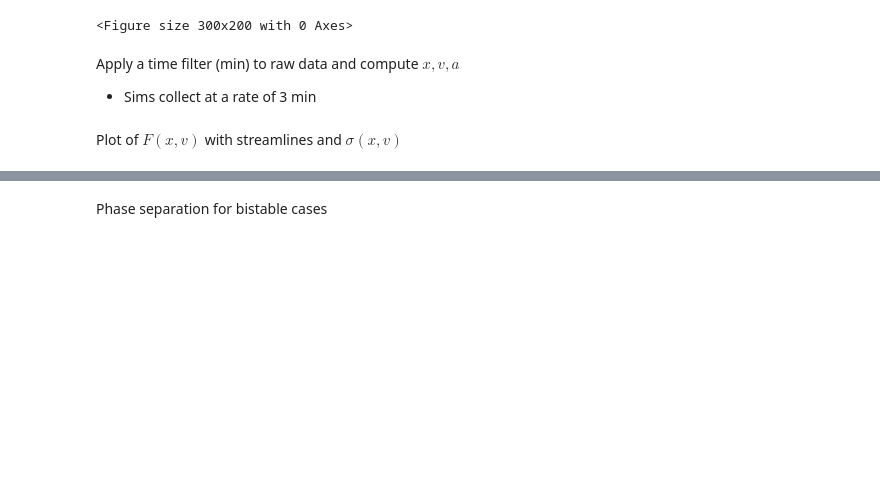
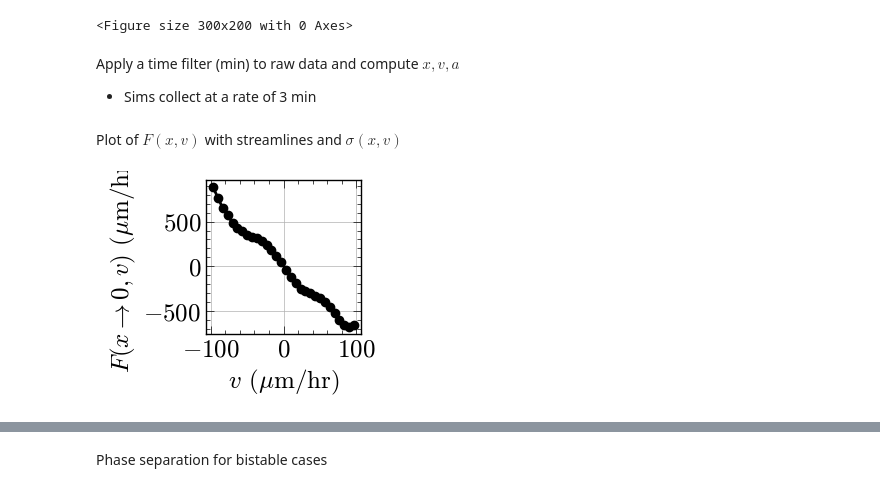
Before and after one commit to pedromzadeh/hopper, a Jupyter notebook: processing/ray_tracing.ipynb, the cells around one changed output, grey strips where cells are left out. Cells and saved outputs as stored; diff of their text form; code cells hidden in the pictures; blank space fills up the shorter version.

```diff
--- a/processing/ray_tracing.ipynb
+++ b/processing/ray_tracing.ipynb
@@ -97,6 +82,31 @@ xva_df = get_xva_df(
 )
 # %% [markdown]
 Plot of $F(x, v)$ with streamlines and $\sigma(x, v)$
+# %%
+def dynamicsplot(ax, F, bounds, labels, end_pts, delta=1, **kwargs):
+    X, Y, init_pts = full_lattice(F, *bounds)
+
+    # raw
+    v, f = evaluate_F_v_x0(Y, F, bounds[-1], delta=delta)
+    lim = np.fabs([v.min(), v.max()]).min()
+    v_interp = np.linspace(-lim, lim, 30)
+    f_interp = np.interp(v_interp, v, f)
+
+    kwargs = {"lw": 2, "color": "black"} | kwargs
+    ax.plot(v_interp, f_interp, "-o", **kwargs)
+    ax.grid(which="major")
+    ax.set_xlabel(r"$v$ ($\mu$m/hr)")
+    ax.set_ylabel(r"$F(x\rightarrow 0, v)$ ($\mu$m/hr$^2$)")
+
+
+bounds, F, sigma = compute_F_sigma(xva_df, nbins=nbins, min_pts=2)
+xmin, xmax = bounds["x"]
+vmin, vmax = bounds["v"]
+bounds = (xmin, xmax, vmin, vmax, nbins)
+
+dynamicsplot(plt.gca(), F, bounds, "", "")
+# %% [output]
+[figure, added]
 # %%
 bounds, F, sigma = compute_F_sigma(xva_df, nbins=nbins, min_pts=2)
 
```
Also changed, not shown: parts of 14 cells of this notebook, 18 other files.
